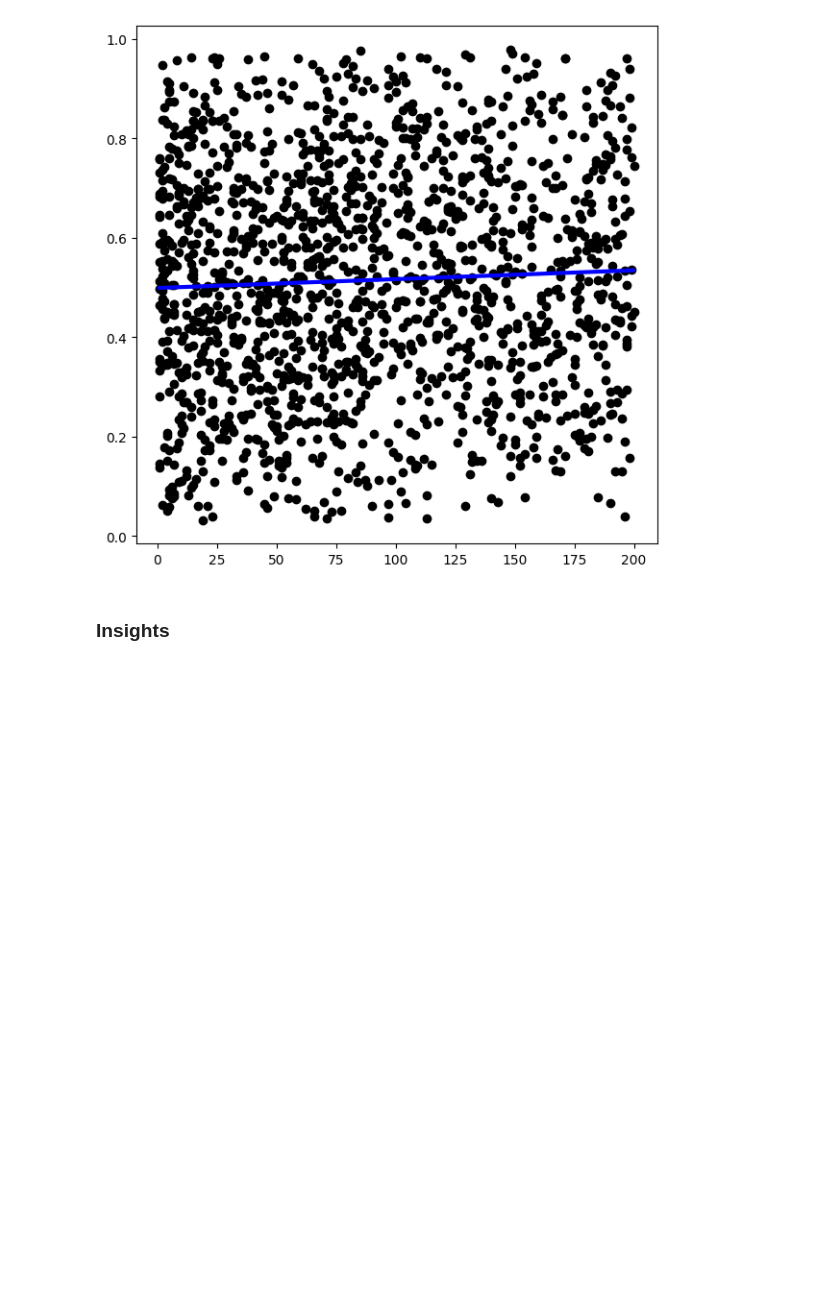
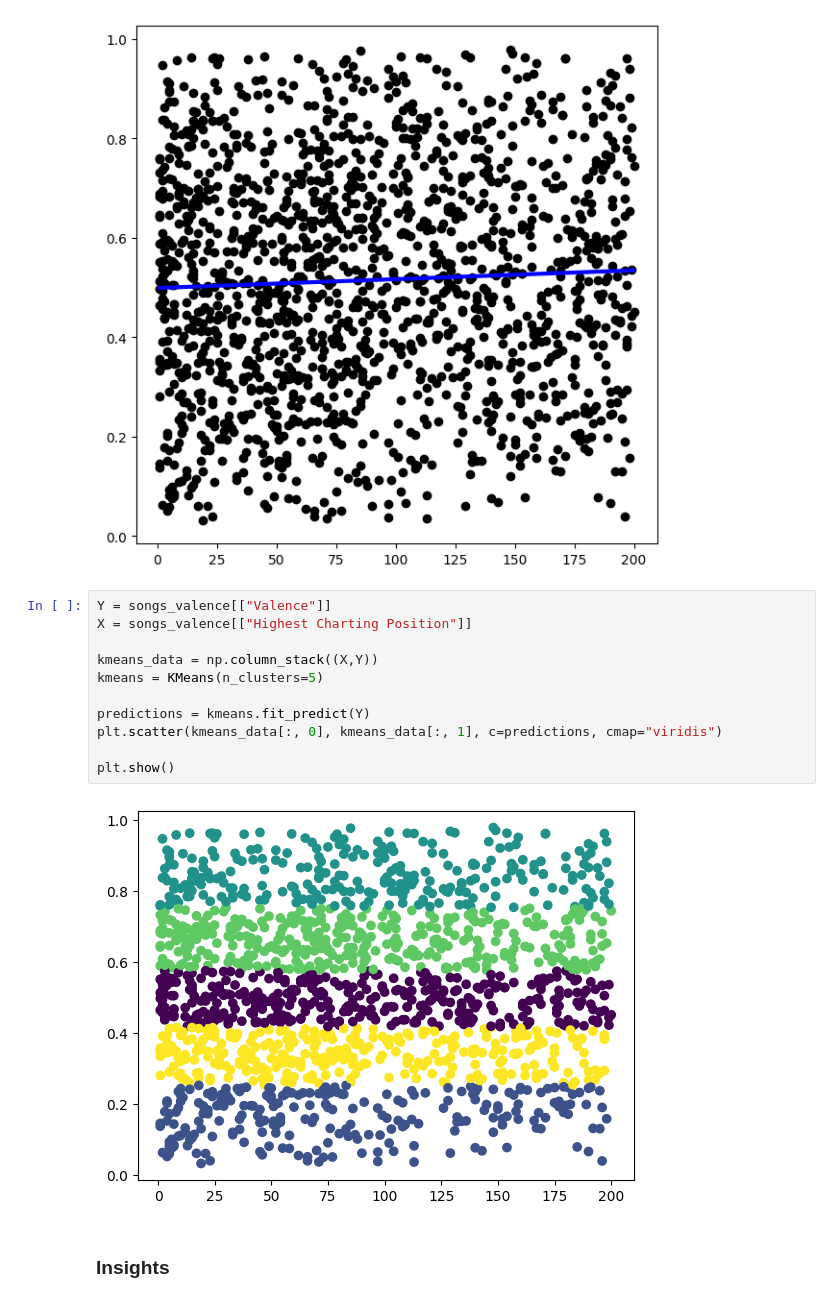
Before and after one commit to emalvaradog/spotify-data-visualization, a Jupyter notebook: visualization.ipynb, the cells around one changed output. Saved outputs shown, nothing was run; the diff lists cells and outputs as text; blank space fills up the shorter version.

Commit message:
kmeans

```diff
--- a/visualization.ipynb
+++ b/visualization.ipynb
@@ -206,5 +223,18 @@ plt.show()
 Correlation: 0.04536176744635397
 Coeficients: [[0.00017739]] [0.49912473]
 [figure]
+# %%
+Y = songs_valence[["Valence"]]
+X = songs_valence[["Highest Charting Position"]]
+
+kmeans_data = np.column_stack((X,Y))
+kmeans = KMeans(n_clusters=5)
+
+predictions = kmeans.fit_predict(Y)
+plt.scatter(kmeans_data[:, 0], kmeans_data[:, 1], c=predictions, cmap="viridis")
+
+plt.show()
+# %% [output]
+[figure, added]
 # %% [markdown]
 ### Insights
```
Also changed, not shown: parts of 7 cells of this notebook.
